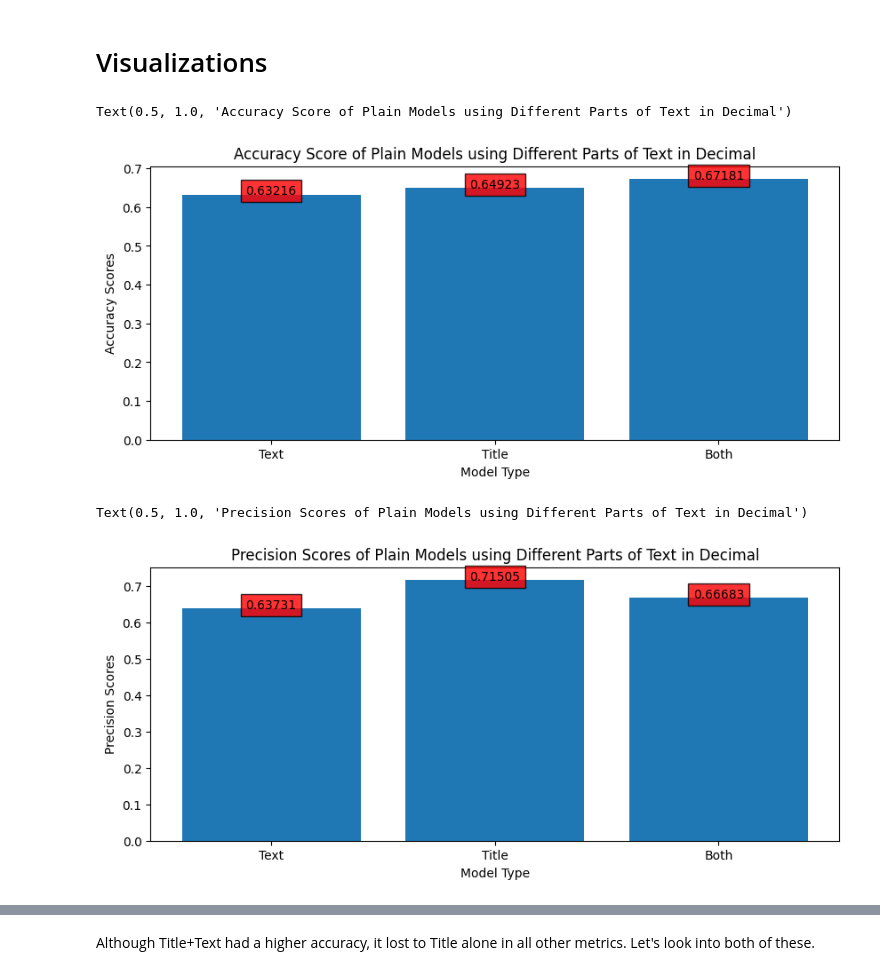
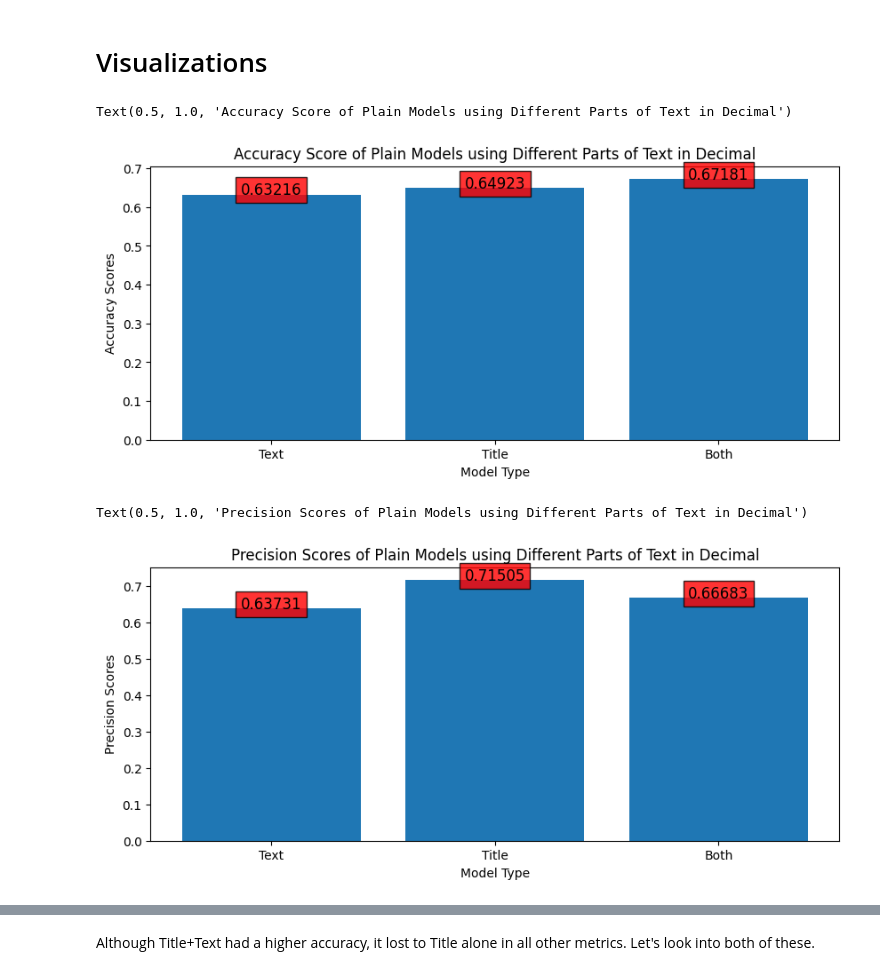
Before and after one commit to ntd002/DSC-288-Capstone, a Jupyter notebook: Milestone 4: Final Report/DSC_288_MultinomialNB_Final.ipynb, the cells around one changed output, grey strips where cells are left out. Drawn from its saved outputs; the diff is of its cells as text; code cells hidden in the pictures.

```diff
--- a/Milestone 4: Final Report/DSC_288_MultinomialNB_Final.ipynb
+++ b/Milestone 4: Final Report/DSC_288_MultinomialNB_Final.ipynb
@@ -133,24 +133,25 @@ F1-Score Average: 0.5188930594202731
 # %%
 #Compare the Accuracy, Precision, Recall, and F1-Score of each model
 import matplotlib.pyplot as plt
 def addlabels(x,y):
     for i in range(len(x)):
         plt.text(i,y[i],y[i], ha='center',
-                 bbox = dict(facecolor = 'red', alpha =.8))
+                 bbox = dict(facecolor = 'red', alpha =.8),
+                 fontsize=12)
 
 labels = ["Text", "Title", "Both"]
 scoresAcc = [accText, accTitle, accBoth]
 scoresAcc = [round(num, 5) for num in scoresAcc]
 
 plt.figure(figsize=(10,4))
 plt.bar(labels, scoresAcc)
 addlabels(labels, scoresAcc)
 plt.xlabel('Model Type')
 plt.ylabel('Accuracy Scores')
 plt.title('Accuracy Score of Plain Models using Different Parts of Text in Decimal')
 # %% [output]
 Text(0.5, 1.0, 'Accuracy Score of Plain Models using Different Parts of Text in Decimal')
-[figure, old version]
+[figure, new version]
 # %%
 scoresPrec = [precText, precTitle, precBoth]
 scoresPrec = [round(num, 5) for num in scoresPrec]
@@ -163,7 +164,7 @@ plt.ylabel('Precision Scores')
 plt.title('Precision Scores of Plain Models using Different Parts of Text in Decimal')
 # %% [output]
 Text(0.5, 1.0, 'Precision Scores of Plain Models using Different Parts of Text in Decimal')
-[figure, old version]
+[figure, new version]
 # %%
 scoresRecall = [recallText, recallTitle, recallBoth]
 scoresRecall = [round(num, 5) for num in scoresRecall]
```
Also changed, not shown: parts of 4 cells of this notebook.
